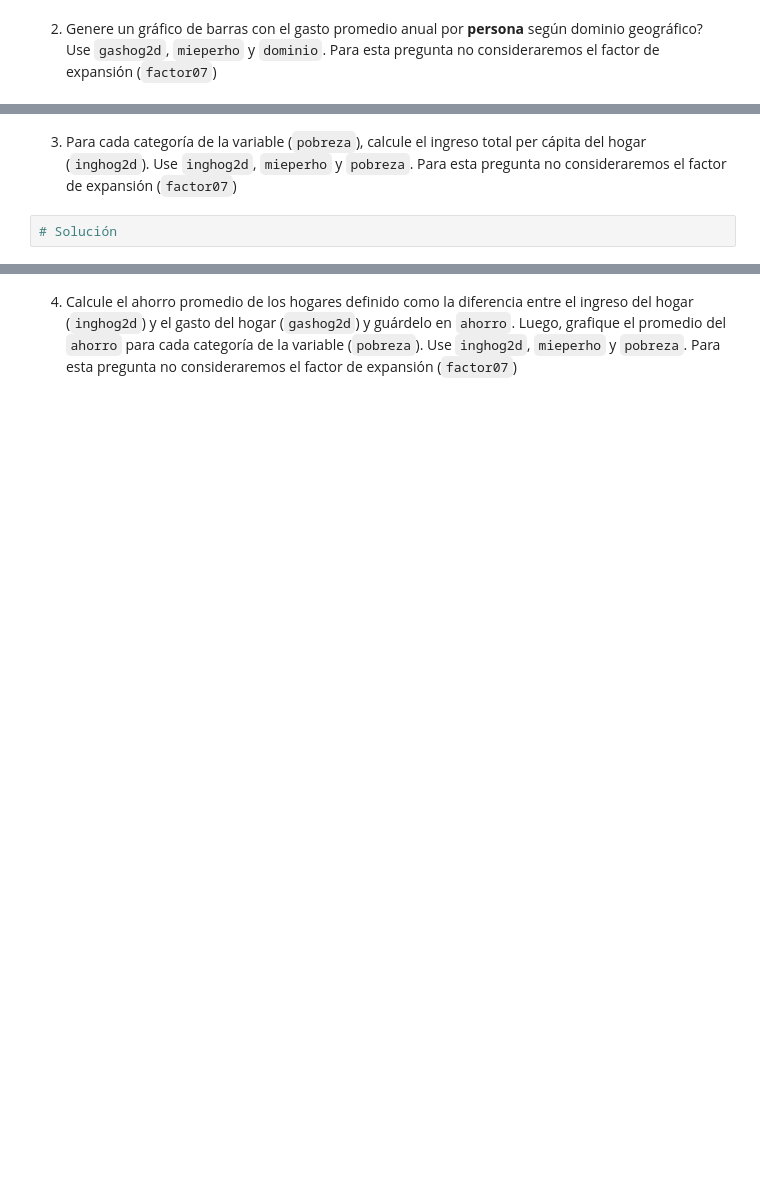
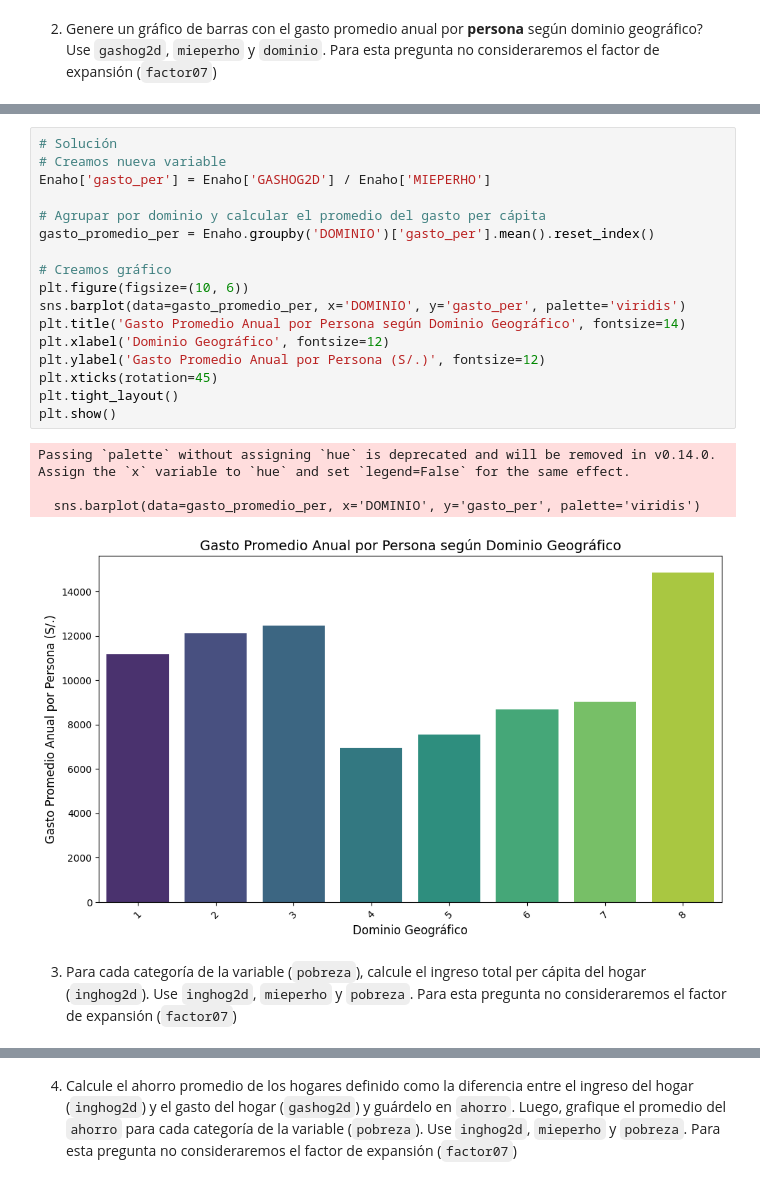
Before and after one commit to qlab-intro-python/tarea-3-tarea-3-correa-vargas, a Jupyter notebook: tarea_3_ccss_plantilla.ipynb, the cells around one changed output, grey strips where cells are left out. Drawn from its saved outputs; the diff is of its cells as text; blank space fills up the shorter version.

```diff
--- a/tarea_3_ccss_plantilla.ipynb
+++ b/tarea_3_ccss_plantilla.ipynb
@@ -258,4 +299,24 @@ Descargue el módulo Sumaria de la Enaho 2023. Para ello, utilice la página de
+# %%
+# Solución
+# Creamos nueva variable
+Enaho['gasto_per'] = Enaho['GASHOG2D'] / Enaho['MIEPERHO']
+
+# Agrupar por dominio y calcular el promedio del gasto per cápita
+gasto_promedio_per = Enaho.groupby('DOMINIO')['gasto_per'].mean().reset_index()
+
+# Creamos gráfico
+plt.figure(figsize=(10, 6))
+sns.barplot(data=gasto_promedio_per, x='DOMINIO', y='gasto_per', palette='viridis')
+plt.title('Gasto Promedio Anual por Persona según Dominio Geográfico', fontsize=14)
+plt.xlabel('Dominio Geográfico', fontsize=12)
+plt.ylabel('Gasto Promedio Anual por Persona (S/.)', fontsize=12)
+plt.xticks(rotation=45)
+plt.tight_layout()
+plt.show()
+# %% [output]
+Passing `palette` without assigning `hue` is deprecated and will be removed in v0.14.0. Assign the `x` variable to `hue` and set `legend=False` for the same effect.
+
+  sns.barplot(data=gasto_promedio_per, x='DOMINIO', y='gasto_per', palette='viridis')
+[figure, added]
 # %% [markdown]
 3. Para cada categoría de la variable (`pobreza`), calcule el ingreso total per cápita del hogar (`inghog2d`). Use `inghog2d`, `mieperho` y `pobreza`. Para esta pregunta no consideraremos el factor de expansión (`factor07`)
-# %%
-# Solución
```
Also changed, not shown: parts of 10 cells of this notebook.
